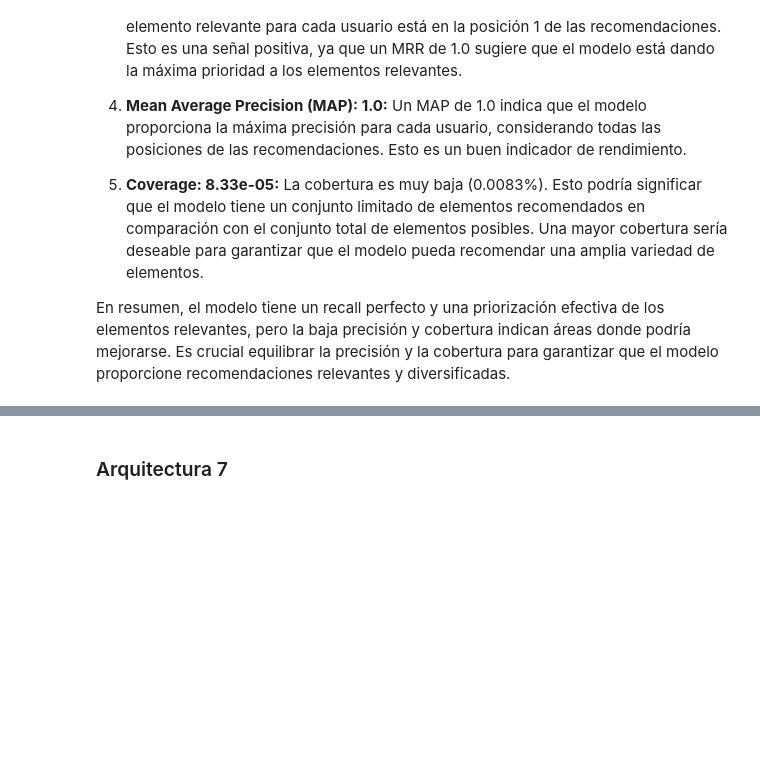
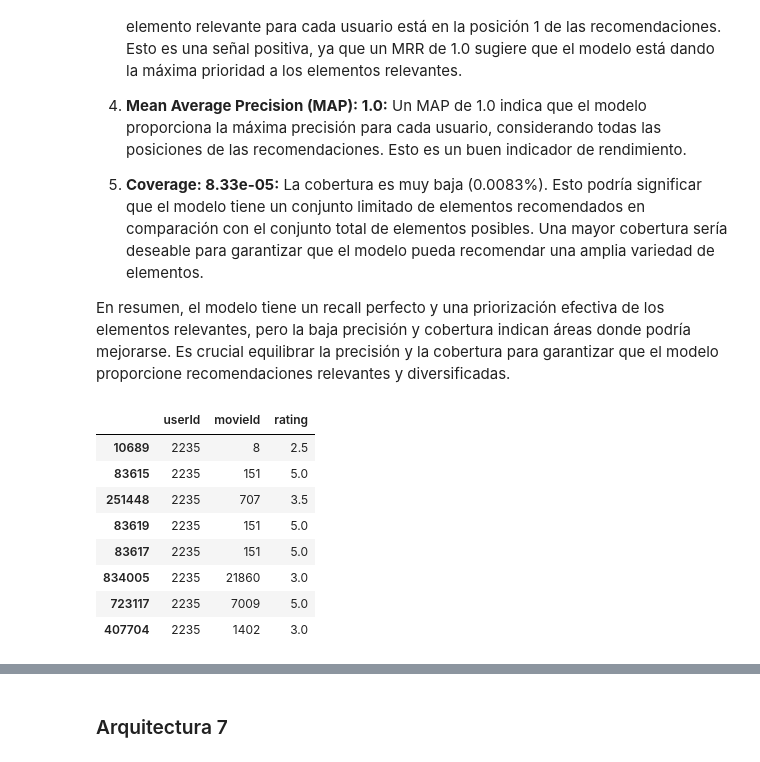
Before and after one commit to Jaime44/WorkSpace, a Jupyter notebook: models/neural network/00_NN_Recommender_system_movie.ipynb, the cells around one changed output, grey strips where cells are left out. Drawn from its saved outputs; the diff is of its cells as text; code cells hidden in the pictures; blank space fills up the shorter version.

```diff
--- a/models/neural network/00_NN_Recommender_system_movie.ipynb
+++ b/models/neural network/00_NN_Recommender_system_movie.ipynb
@@ -1069,0 +918,19 @@ En resumen, el modelo tiene un recall perfecto y una priorización efectiva de l
+# %%
+#Concatenar el dataframe de test con el objeto series de claificaciones
+df_test_concat = pd.concat([x_test, y_test], axis=1)
+#Obtenemos un dataframe para un único usuario
+df_test_by_unq_user = df_test_concat.loc[df_test_concat['userId'] == 2235]
+#Obtenemos un objeto Series con la columna rating a predecir.
+y_test_by_unq_user = df_test_by_unq_user['rating']
+# %%
+df_test_by_unq_user
+# %% [output]
+|  | userId | movieId | rating |
+| 10689 | 2235 | 8 | 2.5 |
+| 83615 | 2235 | 151 | 5.0 |
+| 251448 | 2235 | 707 | 3.5 |
+| 83619 | 2235 | 151 | 5.0 |
+| 83617 | 2235 | 151 | 5.0 |
+| 834005 | 2235 | 21860 | 3.0 |
+| 723117 | 2235 | 7009 | 5.0 |
+| 407704 | 2235 | 1402 | 3.0 |
```
Also changed, not shown: parts of 49 cells of this notebook.
